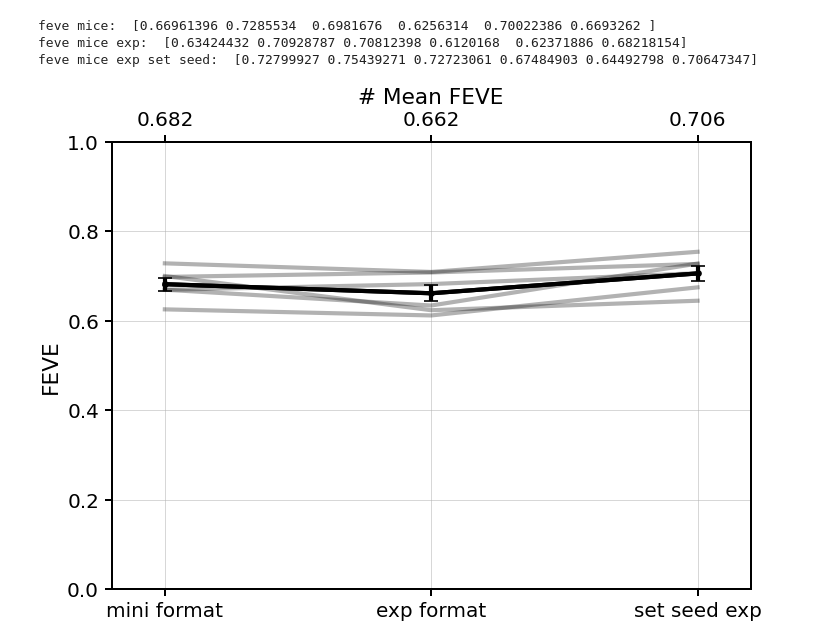
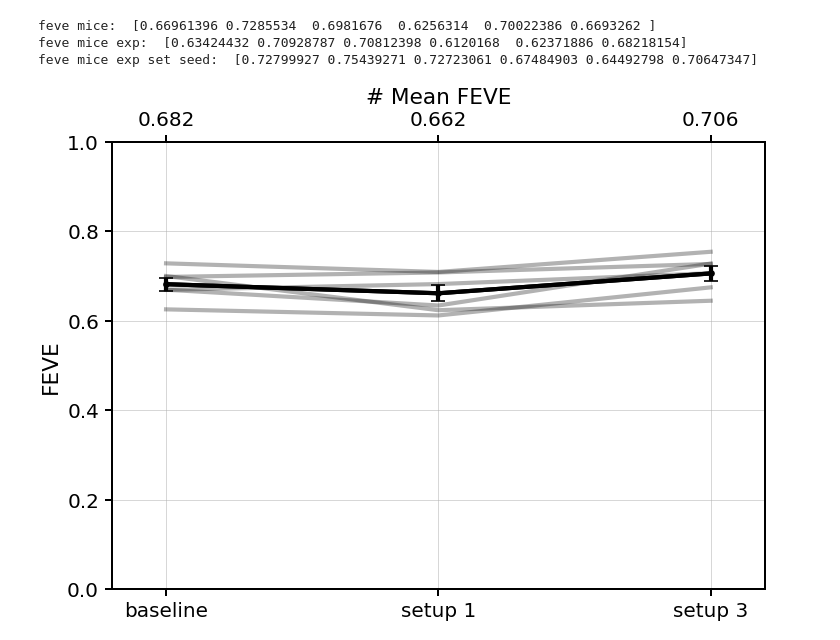
Before and after one commit to NAMAR4/minimodel, a Jupyter notebook: internship/comparisson_to_exp_plotting.ipynb, the cells around one changed output. Drawn from its saved outputs; the diff is of its cells as text; code cells hidden in the pictures.

```diff
--- a/internship/comparisson_to_exp_plotting.ipynb
+++ b/internship/comparisson_to_exp_plotting.ipynb
@@ -287,8 +288,9 @@ feve mice exp:  [0.63424432 0.70928787 0.70812398 0.6120168  0.62371886 0.682181
 feve mice exp set seed:  [0.72799927 0.75439271 0.72723061 0.67484903 0.64492798 0.70647347]
 # %%
 feve_scores = [feve_mice, feve_mice_exp, feve_mice_exp_set_seed]
-tick_labels = ['mini format', 'exp format', "set seed exp"]
+#tick_labels = ['mini format', 'exp format', "set seed exp"]
+tick_labels = ['baseline', 'setup 1', "setup 3"]
 title = "Mean_FEVE_score_16_64_compare_3"
 plot_16_320(feve_scores, tick_labels, title)
 # %% [output]
-[figure, old version]
+[figure, new version]
```
Also changed, not shown: parts of 2 cells of this notebook, 3 other files.
